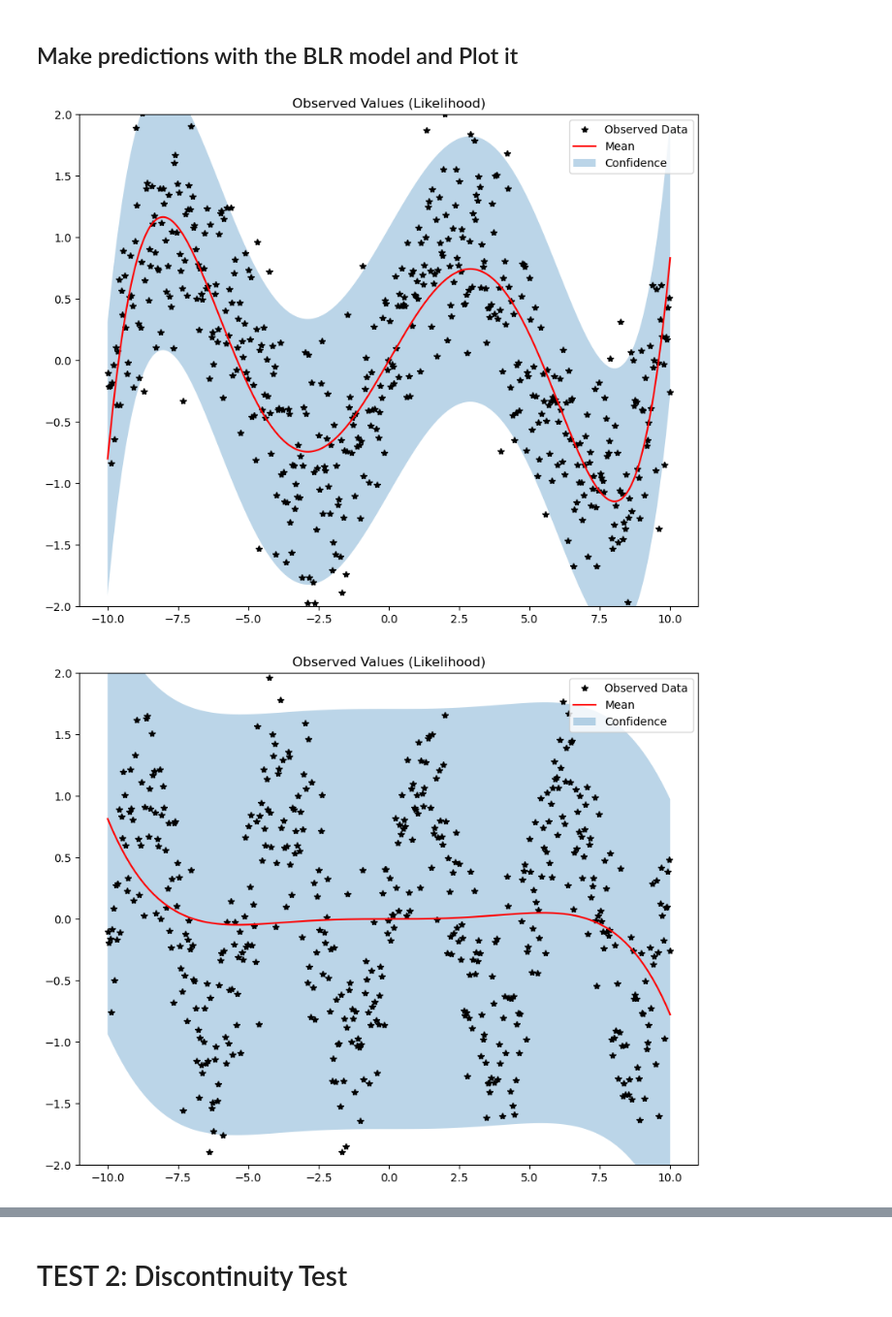
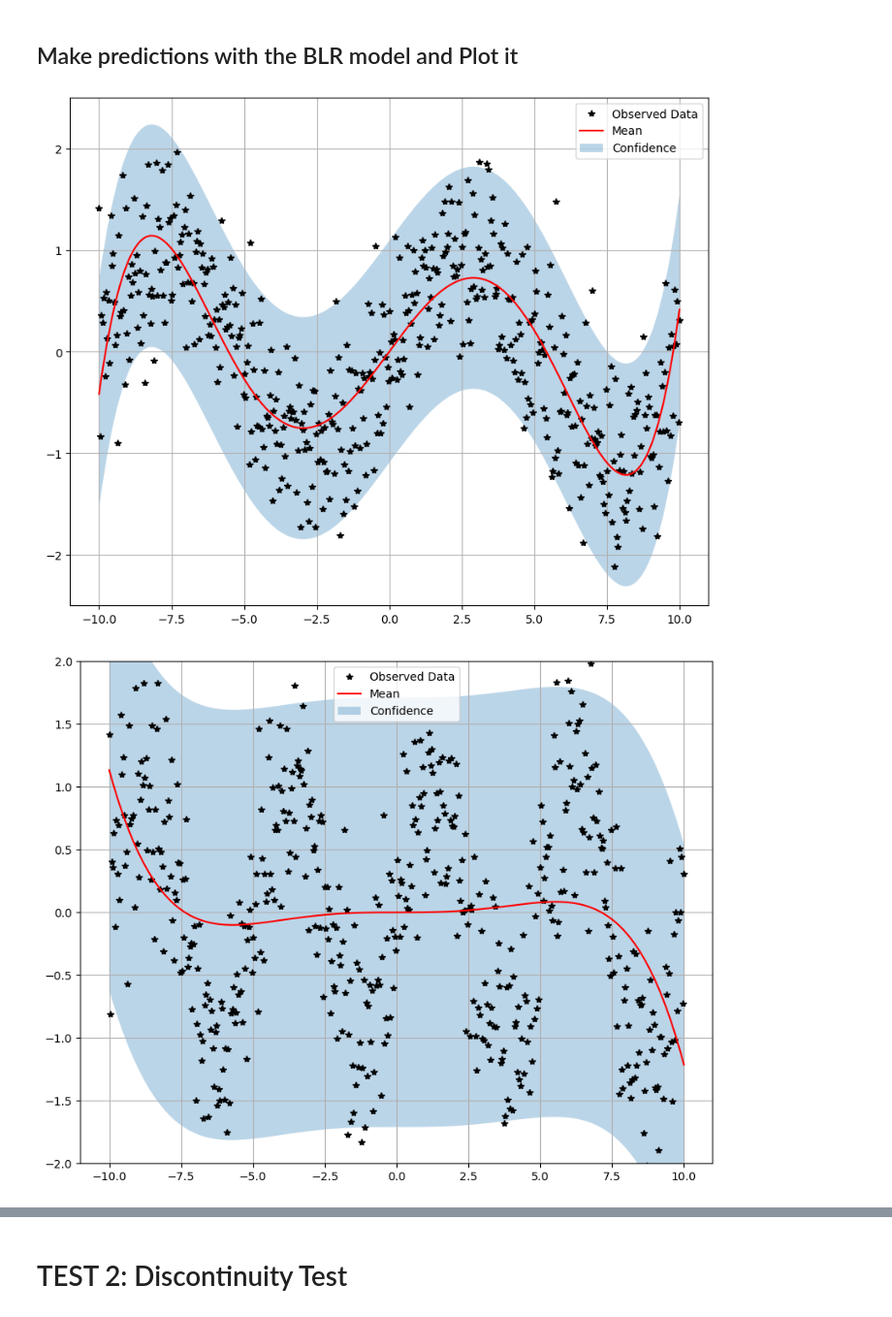
Before and after one commit to lancepharand11/GP-BLR-NN-PySINDY-models-Investigation, a Jupyter notebook: main.ipynb, the cells around one changed output, grey strips where cells are left out. Shown at 97% size. Cells and saved outputs as stored; diff of their text form; code cells hidden in the pictures.

```diff
--- a/main.ipynb
+++ b/main.ipynb
@@ -51,18 +51,20 @@ plt.show()
 # %%
-class MultitaskGPModel(gpytorch.models.ExactGP):
+class BatchIndependentMultitaskGPModel(gpytorch.models.ExactGP):
     def __init__(self, train_x, train_y, likelihood):
-        super(MultitaskGPModel, self).__init__(train_x, train_y, likelihood)
-        self.mean_module = gpytorch.means.MultitaskMean(gpytorch.means.ConstantMean(),
-                                                        num_tasks=2)
-        self.covar_module = gpytorch.kernels.MultitaskKernel(gpytorch.kernels.RBFKernel(),
-                                                             num_tasks=2,
-                                                             rank=1)
+        super().__init__(train_x, train_y, likelihood)
+        self.mean_module = gpytorch.means.ConstantMean(batch_shape=torch.Size([2]))
+        self.covar_module = gpytorch.kernels.ScaleKernel(
+            gpytorch.kernels.RBFKernel(batch_shape=torch.Size([2])),
+            batch_shape=torch.Size([2])
+        )
 
     def forward(self, x):
         mean_x = self.mean_module(x)
         covar_x = self.covar_module(x)
-        return gpytorch.distributions.MultitaskMultivariateNormal(mean_x, covar_x)
+        return gpytorch.distributions.MultitaskMultivariateNormal.from_batch_mvn(
+            gpytorch.distributions.MultivariateNormal(mean_x, covar_x)
+        )
 
 likelihood = gpytorch.likelihoods.MultitaskGaussianLikelihood(num_tasks=2)
-model_sin1 = MultitaskGPModel(x_train, y_train, likelihood)
+model_sin1 = BatchIndependentMultitaskGPModel(x_train, y_train, likelihood)
 # %% [markdown]
@@ -78,7 +80,7 @@ optimizer = torch.optim.Adam(model_sin1.parameters(), lr=0.1)  # Includes Gaussi
 # "Loss" for GPs - the marginal log likelihood
 mll = gpytorch.mlls.ExactMarginalLogLikelihood(likelihood, model_sin1)
 
-training_epochs = 250
+training_epochs = 500
 for i in range(training_epochs):
     optimizer.zero_grad()
     output = model_sin1(x_train)
@@ -214,0 +239,7 @@ plt.show()
+# %%
+# Pass the test data through the model
+for i, model in enumerate(blr_model_sin1.estimators_):
+    print(f"Model {i + 1}")
+    print(f"Alpha (Estimated precision of the noise): {model.alpha_}")
+    print(f"Lambda (Estimated precision of the weights): {model.lambda_}")
+    print(f"Score (log marginal likelihood): {model.scores_[-1]}")
@@ -258,7 +298,7 @@ plt.show()
 # %%
 # NOTE: Assumed that Previous section with MultitaskGPModel class has already been run
 likelihood = gpytorch.likelihoods.MultitaskGaussianLikelihood(num_tasks=2)
-model_sin2 = MultitaskGPModel(x_train, y_train, likelihood)
+model_sin2 = BatchIndependentMultitaskGPModel(x_train, y_train, likelihood)
 
 # Find optimal model hyperparameters
 model_sin2.train()
@@ -378,18 +440,17 @@ for i, model in enumerate(blr_model_sin2.estimators_):
 # %%
 # Plot y1 (low freq sine wave)
 plt.figure(figsize=(10, 8))
 plt.plot(x_train.numpy(), y_train[:, 0].numpy(), 'k*')
 plt.plot(x_test, y_means[:, 0], 'r') # Predictive mean
 
 # Shade in confidence
 plt.fill_between(x_test, y_means[:, 0] - 2 * y_stds[:, 0], y_means[:, 0] + 2 * y_stds[:, 0], alpha=0.3)
-plt.ylim([-2, 2])
+plt.ylim([-2.5, 2.5])
 plt.legend(['Observed Data', 'Mean', 'Confidence'])
-plt.title('Low Freq Sine Wave Observed Values (Likelihood)')
 plt.grid(True)
 plt.show()
 # %% [output]
-[figure, old version]
+[figure, new version]
 # %%
 # Plot y2 (high freq sine wave)
 plt.figure(figsize=(10, 8))
@@ -400,8 +461,7 @@ plt.plot(x_test, y_means[:, 1], 'r') # Predictive mean
 plt.fill_between(x_test, y_means[:, 1] - 2 * y_stds[:, 1], y_means[:, 1] + 2 * y_stds[:, 1], alpha=0.3)
 plt.ylim([-2, 2])
 plt.legend(['Observed Data', 'Mean', 'Confidence'])
-plt.title('Observed Values (Likelihood)')
 plt.grid(True)
 plt.show()
 # %% [output]
-[figure, old version]
+[figure, new version]
```
Also changed, not shown: parts of 35 cells of this notebook.
